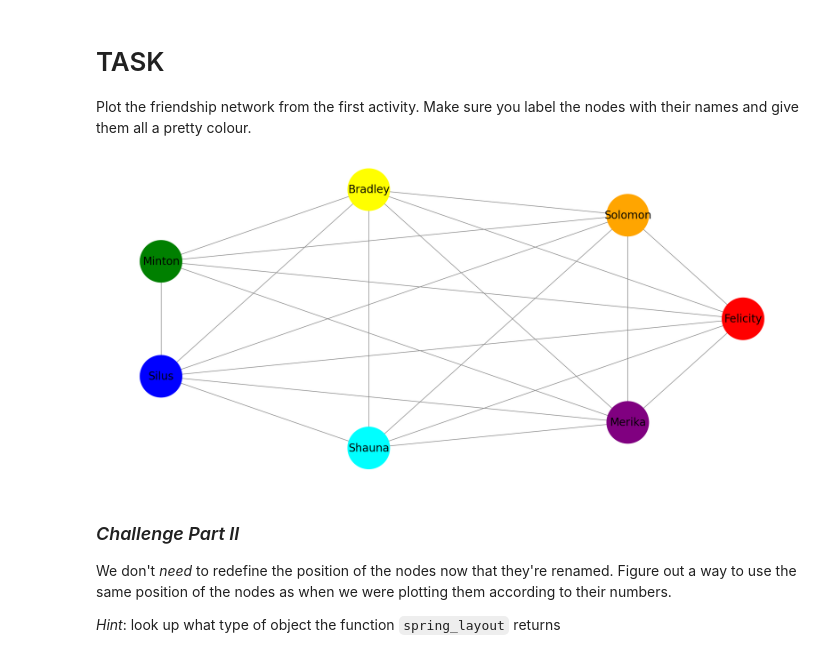
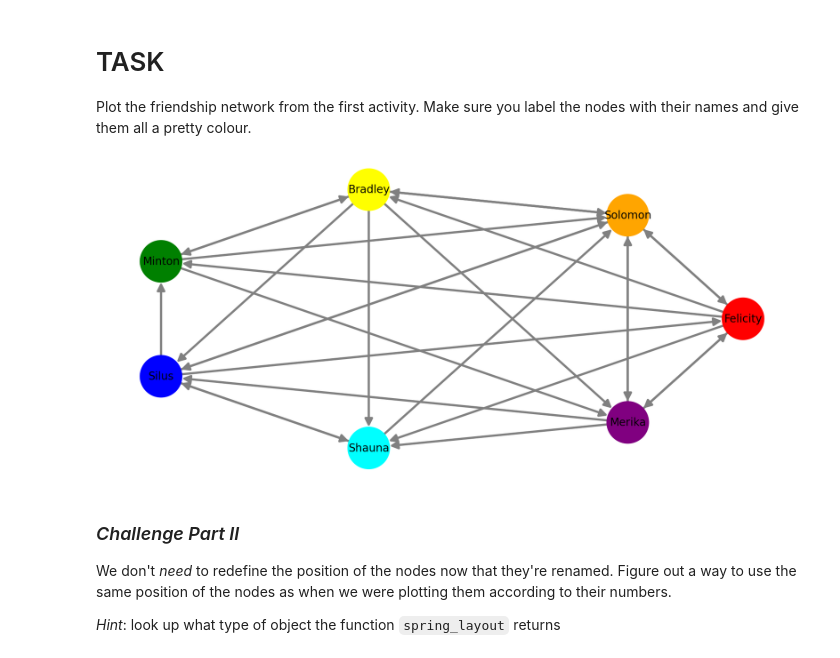
Before and after one commit to andy4812/math-1010-chen, a Jupyter notebook: Tianyu Chen_Lab Jan 17.ipynb, the cells around one changed output. Cells and saved outputs as stored; diff of their text form; code cells hidden in the pictures.

```diff
--- a/Tianyu Chen_Lab Jan 17.ipynb
+++ b/Tianyu Chen_Lab Jan 17.ipynb
@@ -387,7 +387,7 @@ nx.draw(BFF_Network, pos, node_color=colors, node_size=800, edge_color='grey', w
 Plot the friendship network from the first activity. Make sure you label the nodes with their names and give them all a pretty colour.
 # %%
 np.savetxt('friends.npy', friends)
-friends_network = nx.to_networkx_graph(friends)
+friends_network = nx.to_networkx_graph(friends, create_using = nx.DiGraph)
 pos_ = nx.spring_layout(friends_network, k=0.5)
 cir_pos_ = nx.circular_layout(friends_network)
 # %%
@@ -410,9 +410,20 @@ pos_ = nx.circular_layout(friends_network)
 colors_ = ['red', 'orange', 'yellow','green','blue', 'cyan','purple']
 # %%
 plt.figure(figsize = (18,8) )
-nx.draw(friends_network, pos_, node_color=colors_, node_size=6000, edge_color='grey', with_labels=True, font_size = 20)
+nx.draw(
+    friends_network,
+    pos_,
+    node_color = colors_,
+    node_size = 6000,
+    edge_color = 'grey',
+    width = 4,
+    arrowstyle = None,
+    arrowsize = 30,
+    with_labels = True,
+    font_size = 20
+)
 # %% [output]
-[figure, old version]
+[figure, new version]
 # %% [markdown]
 ### _Challenge Part II_
 We don't _need_ to redefine the position of the nodes now that they're renamed. Figure out a way to use the same position of the nodes as when we were plotting them according to their numbers.
```
Also changed, not shown: parts of 4 cells of this notebook.
